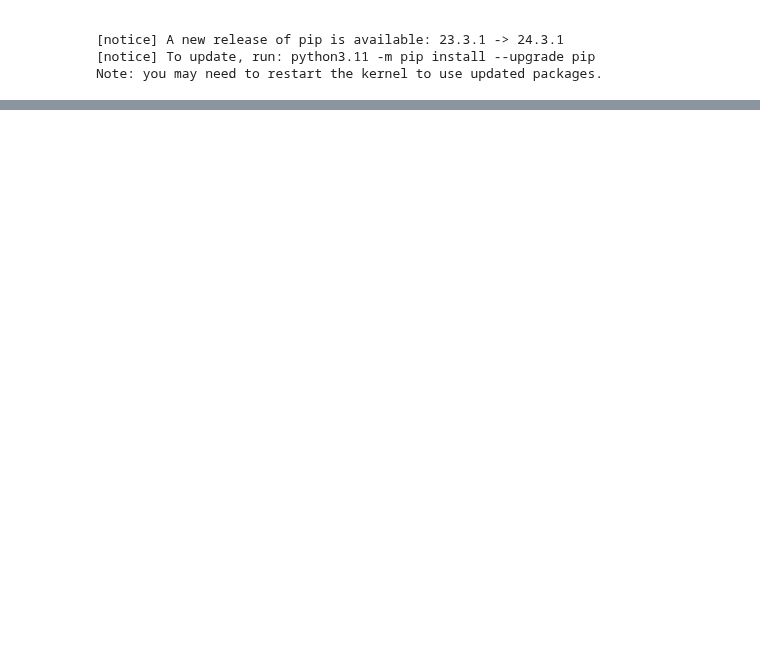
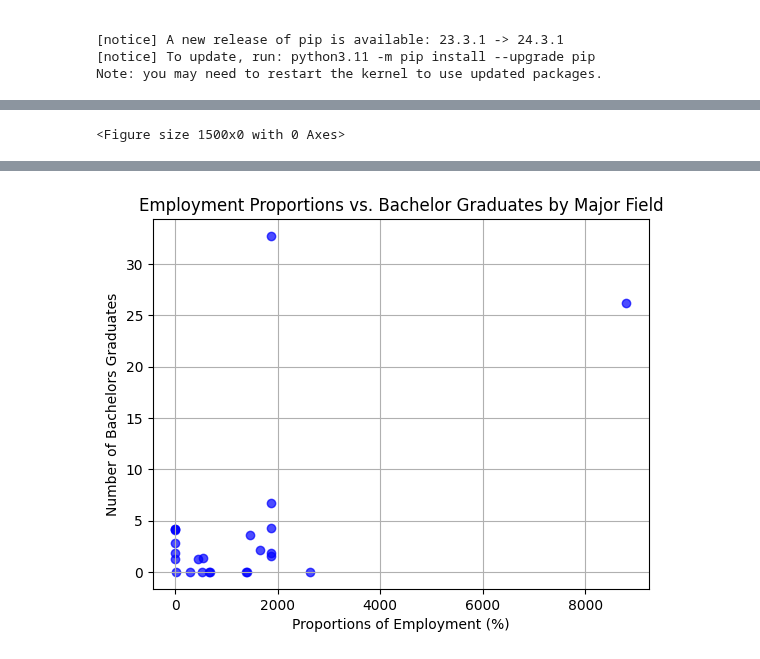
Before and after one commit to michaelhe999/COGS-108-Project, a Jupyter notebook: StatsTests.ipynb, the cells around one changed output, grey strips where cells are left out. Saved outputs shown, nothing was run; the diff lists cells and outputs as text; code cells hidden in the pictures; blank space fills up the shorter version.

```diff
--- a/StatsTests.ipynb
+++ b/StatsTests.ipynb
@@ -135,0 +254,65 @@ School: ucsd, College Year: 2014, Job Year: 2014, Area: San Diego-Carlsbad, CA,
+# %%
+num_plots = len(significant_p_values)
+rows = (num_plots + 2) // 3
+cols = min(3, num_plots)
+
+plt.figure(figsize=(15, 5*rows))
+
+for i, row in enumerate(significant_p_values.iterrows()):
+    row = row[1]  # Get the row data
+    college = row['College']
+    college_year = row['College Year']
+    job_year = row['Job Year']
+    area = row['Area']
+    p_value = row['P-Value']
+    specific_df = combined_df[combined_df['College'] == college & combined_df['College Year'] == college_year & combined_df['Area'] == area & combined_df['Job Year'] == job_year]
+    proportion = specific_df['Proportions']
+    bachelors = specific_df['Bachelors']
+
+    print(spearmanr(row['Proportions'], row['Bachelors']))
+    plt.subplot(rows, cols, i+1)
+
+    plt.scatter(row['Proportions'], row['Bachelors'], alpha=0.6)
+
+    plt.xlabel('Proportions')
+    plt.ylabel('Bachelors')
+    plt.title(f'{college} ({college_year}-{job_year})\np={p_value:.3f}')
+    plt.grid(True)
+
+plt.tight_layout()
+plt.show()
+# %% [output]
+<Figure size 1500x0 with 0 Axes>
+# %%
+%pip install matplotlib
+import matplotlib.pyplot as plt
+
+jobs = pd.read_csv('jobs.csv')
+colleges = pd.read_csv('colleges.csv')
+colleges.rename(columns={'Category': 'Major Field'}, inplace=True)
+
+george_data = colleges[(colleges['Year'] == 2019) & (colleges['College'] == 'george')]
+print(george_data)
+job_2016 = jobs[(jobs['Year'] == 2016)]
+job_2016 = job_2016[job_2016['Occupation Group'] == 'major']
+job_2016 = job_2016[job_2016['Area'] == 'Washington-Arlington-Alexandria, DC-VA-MD-WV Metropolitan Division']
+print(job_2016)
+job_2016_employment = sum_employment_by_major(job_2016)
+job_2016_employment['Proportions'] *= 100
+print(job_2016_employment['Proportions'].sum())
+combined_df = pd.merge(job_2016_employment, george_data, on='Major Field', how='outer')
+combined_df['Total Employment'] = combined_df['Total Employment'].fillna(0)
+combined_df['Proportions'] = combined_df['Proportions'].fillna(0)
+combined_df['Bachelors'] = combined_df['Bachelors'].fillna(0)
+combined_df['Year'] = combined_df['Year'].fillna(george_data['Year'].iloc[0])
+combined_df['College'] = combined_df['College'].fillna(george_data['College'].iloc[0])
+print(combined_df)
+print(spearmanr(combined_df['Proportions'], combined_df['Bachelors']))
+
+plt.scatter(combined_df['Proportions'], combined_df['Bachelors'], color='blue', alpha=0.7)
+plt.xlabel('Proportions of Employment (%)')
+plt.ylabel('Number of Bachelors Graduates')
+plt.title('Employment Proportions vs. Bachelor Graduates by Major Field')
+plt.grid(True)
+plt.show()
+# %% [output]
@@ -136,3 +336,4 @@ School: ucsd, College Year: 2014, Job Year: 2014, Area: San Diego-Carlsbad, CA,
+[figure, added]
 # %%
 # Bonferroni Correction is most likely not needed because we can manually adjust for false positives
 for college in p_value_df['College'].unique():
```
Also changed, not shown: parts of 9 cells of this notebook, 7 other files.
